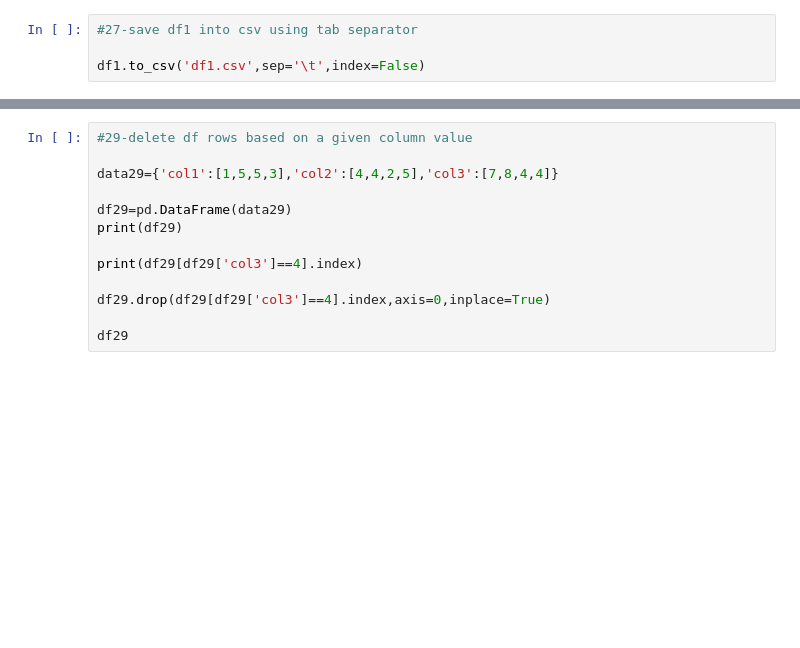
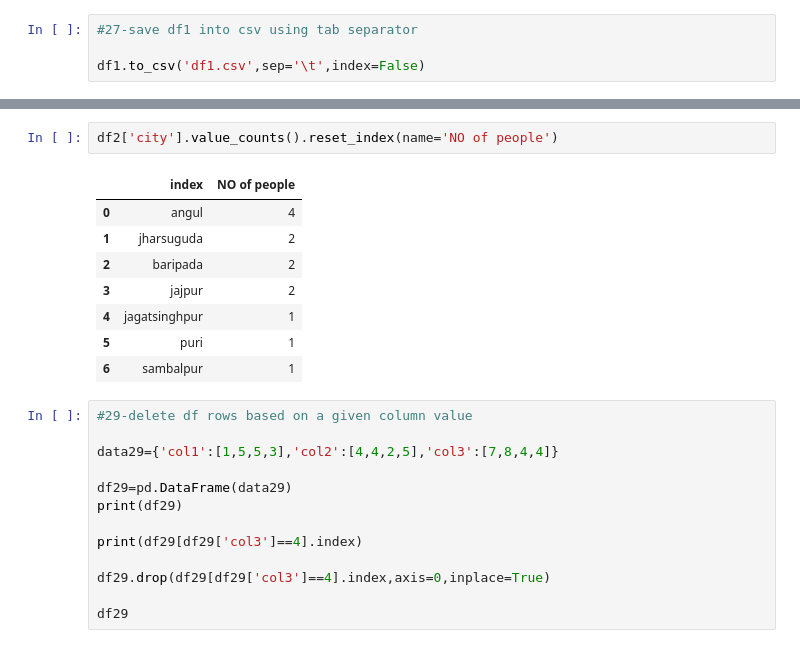
Before and after one commit to Gyana45/Pandas, a Jupyter notebook: pandas_interview.ipynb, the cells around one changed output, grey strips where cells are left out. Drawn from its saved outputs; the diff is of its cells as text; blank space fills up the shorter version.

```diff
--- a/pandas_interview.ipynb
+++ b/pandas_interview.ipynb
@@ -570,3 +591,14 @@ dtype: int64
+# %%
+df2['city'].value_counts().reset_index(name='NO of people')
+# %% [output]
+|  | index | NO of people |
+| 0 | angul | 4 |
+| 1 | jharsuguda | 2 |
+| 2 | baripada | 2 |
+| 3 | jajpur | 2 |
+| 4 | jagatsinghpur | 1 |
+| 5 | puri | 1 |
+| 6 | sambalpur | 1 |
 # %%
 #29-delete df rows based on a given column value
 
```
Also changed, not shown: parts of 38 cells of this notebook, 5 other files.
